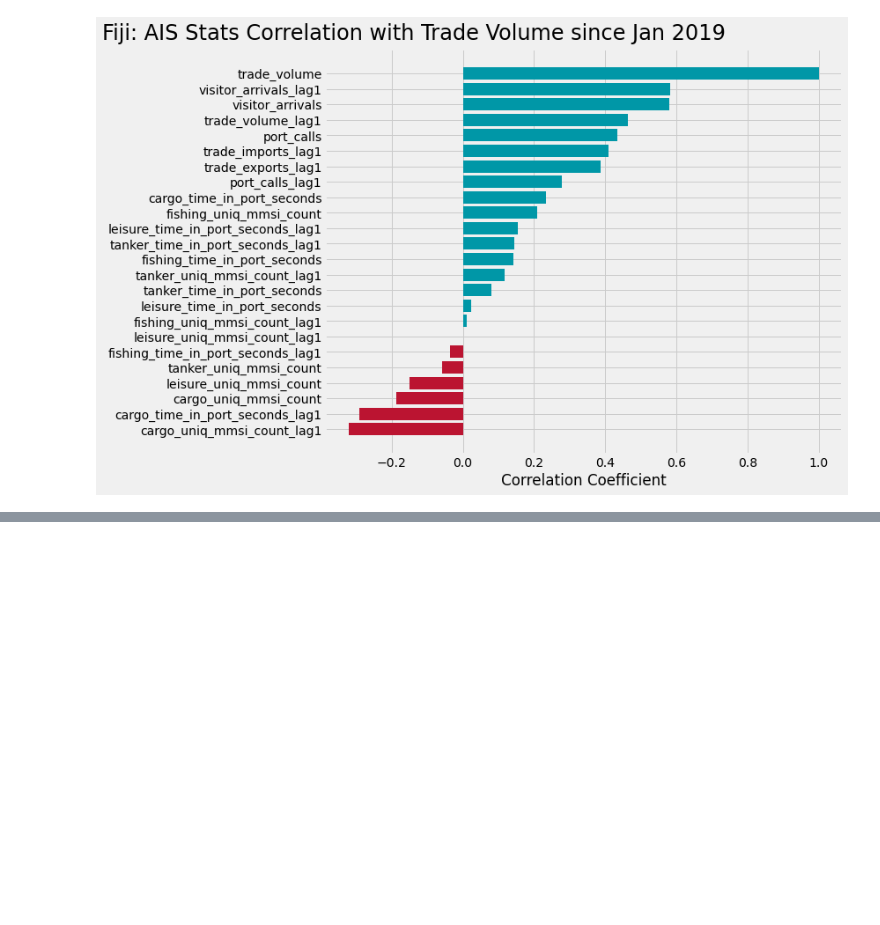
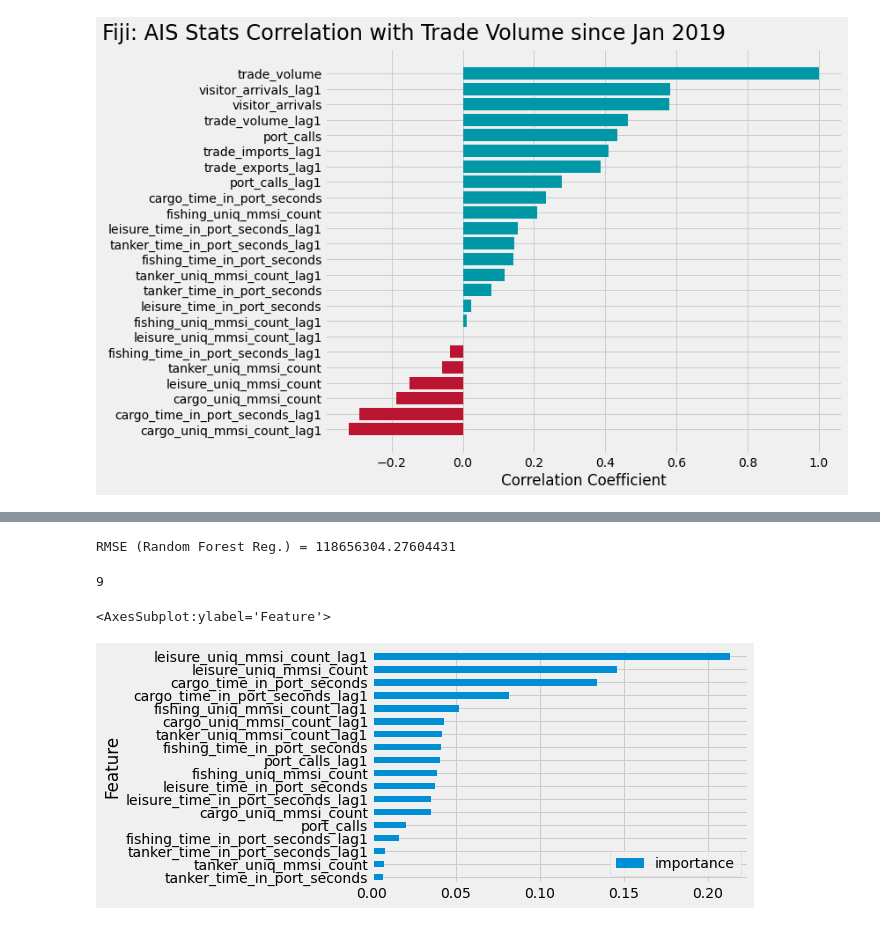
Before and after one commit to GeoffPidcock/ais-pacifimpact, a Jupyter notebook: notebooks/05--geoffpidcock--trade-modeling.ipynb, the cells around one changed output, grey strips where cells are left out. Cells and saved outputs as stored; diff of their text form; code cells hidden in the pictures; blank space fills up the shorter version.

```diff
--- a/notebooks/05--geoffpidcock--trade-modeling.ipynb
+++ b/notebooks/05--geoffpidcock--trade-modeling.ipynb
@@ -331,0 +360,4 @@ plt.suptitle('Fiji: AIS Stats Correlation with Trade Volume since Jan 2019\n',x=
+# %%
+# fill NA's with mean
+data_prep.port_calls.fillna(data_prep.port_calls.mean(),inplace=True)
+data_prep.port_calls_lag1.fillna(data_prep.port_calls_lag1.mean(),inplace=True)
@@ -331,0 +397,8 @@ plt.suptitle('Fiji: AIS Stats Correlation with Trade Volume since Jan 2019\n',x=
+# %%
+feature_ais = ['cargo_uniq_mmsi_count','cargo_time_in_port_seconds','tanker_uniq_mmsi_count','tanker_time_in_port_seconds',
+              'fishing_uniq_mmsi_count','fishing_time_in_port_seconds','leisure_uniq_mmsi_count','leisure_time_in_port_seconds',
+              'port_calls',
+              'cargo_uniq_mmsi_count_lag1','cargo_time_in_port_seconds_lag1','tanker_uniq_mmsi_count_lag1','tanker_time_in_port_seconds_lag1',
+              'fishing_uniq_mmsi_count_lag1','fishing_time_in_port_seconds_lag1','leisure_uniq_mmsi_count_lag1','leisure_time_in_port_seconds_lag1',
+              'port_calls_lag1'
+              ]
@@ -331,0 +568,20 @@ plt.suptitle('Fiji: AIS Stats Correlation with Trade Volume since Jan 2019\n',x=
+# %%
+rfreg = RandomForestRegressor()
+rfreg.fit(X3_train, y3_train)
+preds = rfreg.predict(X3_test)
+print ('RMSE (Random Forest Reg.) =', np.sqrt(mean_squared_error(y3_test, preds)))
+# %% [output]
+RMSE (Random Forest Reg.) = 118656304.27604431
+# %%
+len('118656304')
+# %% [output]
+9
+# %%
+feature_importances = pd.DataFrame(rfreg.feature_importances_,
+                                   index = X3_train.columns,
+                                    columns=['importance']).sort_values('importance',ascending=True)
+feature_importances.index.name = 'Feature'
+feature_importances.plot.barh()
+# %% [output]
+<AxesSubplot:ylabel='Feature'>
+[figure, added]
```
Also changed, not shown: parts of 40 cells of this notebook.
